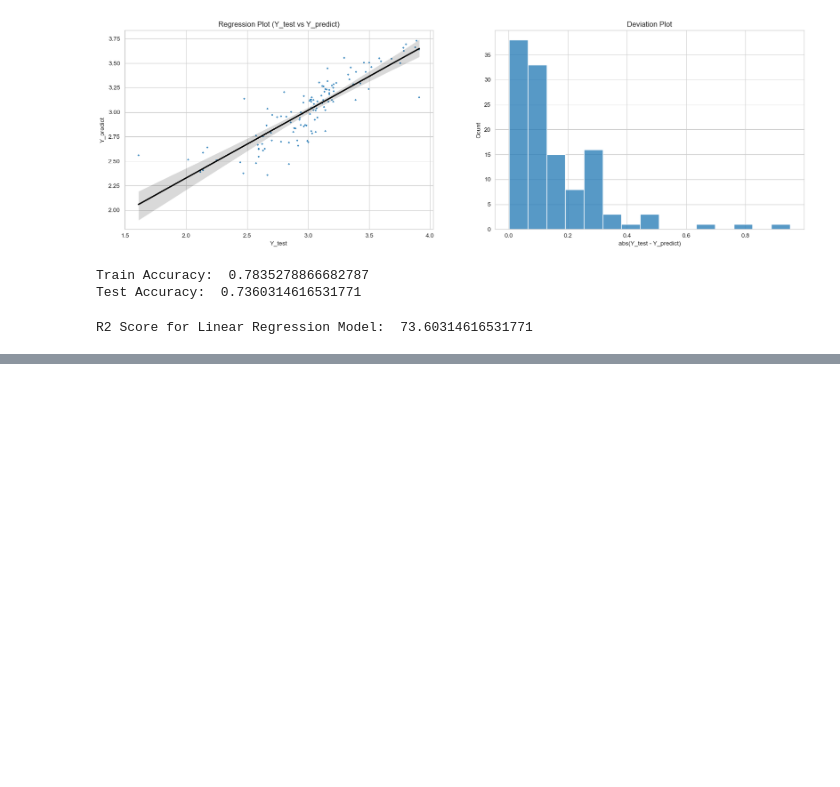
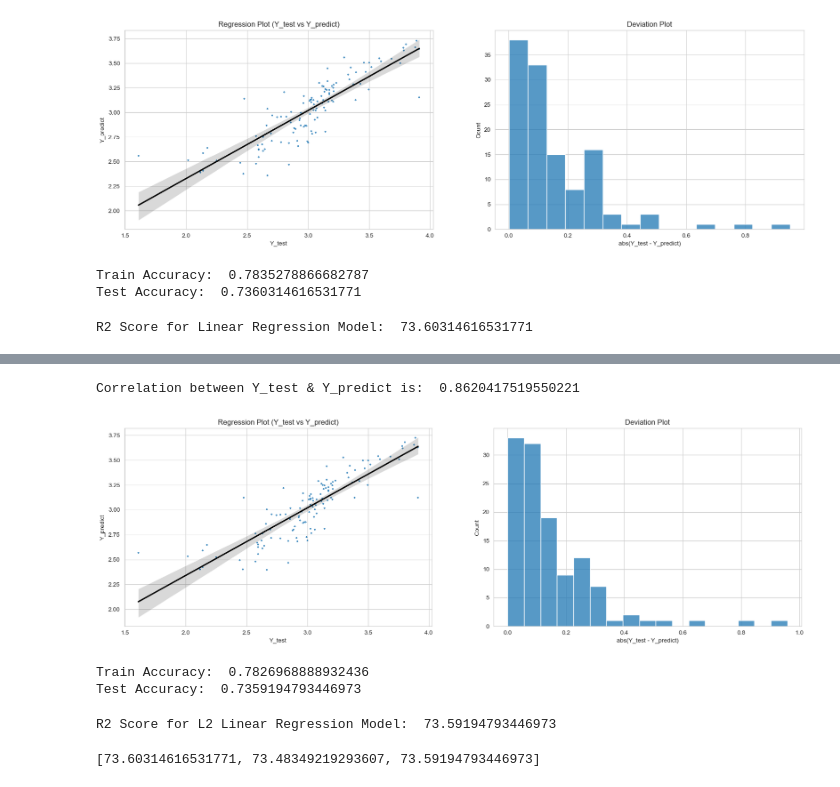
Before and after one commit to Jeyramana/GUVI_Assignments, a Jupyter notebook: Assignment_4/boston.ipynb, the cells around one changed output, grey strips where cells are left out. Drawn from its saved outputs; the diff is of its cells as text; code cells hidden in the pictures; blank space fills up the shorter version.

```diff
--- a/Assignment_4/boston.ipynb
+++ b/Assignment_4/boston.ipynb
@@ -750,0 +868,3 @@ R2 Score for Linear Regression Model:  73.60314616531771
+# %%
+Y_predict = reg_L2_LR.predict(X_test)
+Y_predict
@@ -750,0 +923,39 @@ R2 Score for Linear Regression Model:  73.60314616531771
+# %%
+# Regression plot for Y_test & Y_predict
+df_LR = pd.DataFrame()
+df_LR['Y_test'] = list(Y_test)
+df_LR['Y_predict'] = list(Y_predict)
+plt.figure(figsize=(20, 20))
+plt.subplot(321)
+sns.set_style('whitegrid')
+sns.regplot(data=df_LR, x='Y_test', y='Y_predict', scatter_kws={'s' : 10}, marker='+', line_kws={'color': 'black'})
+plt.title('Regression Plot (Y_test vs Y_predict)')
+
+df_LR['Diff'] = list(abs(Y_test - Y_predict))
+plt.subplot(322)
+sns.histplot(data=df_LR, x="Diff")
+plt.title('Deviation Plot')
+plt.xlabel('abs(Y_test - Y_predict)')
+
+print('Correlation between Y_test & Y_predict is: ', df_LR.corr()['Y_predict'][0])
+plt.show()
+# %% [output]
+Correlation between Y_test & Y_predict is:  0.8620417519550221
+[figure, added]
+# %%
+# Train & Test Accuracy
+print('Train Accuracy: ', reg_L2_LR.score(X_train, Y_train))
+print('Test Accuracy: ', reg_L2_LR.score(X_test, Y_test))
+# %% [output]
+Train Accuracy:  0.7826968888932436
+Test Accuracy:  0.7359194793446973
+# %%
+# Score of Linear Regression
+scores.append(r2_score(Y_test, Y_predict)*100)
+print('R2 Score for L2 Linear Regression Model: ', scores[2])
+# %% [output]
+R2 Score for L2 Linear Regression Model:  73.59194793446973
+# %%
+scores
+# %% [output]
+[73.60314616531771, 73.48349219293607, 73.59194793446973]
```
Also changed, not shown: parts of 19 cells of this notebook, 2 other files.
